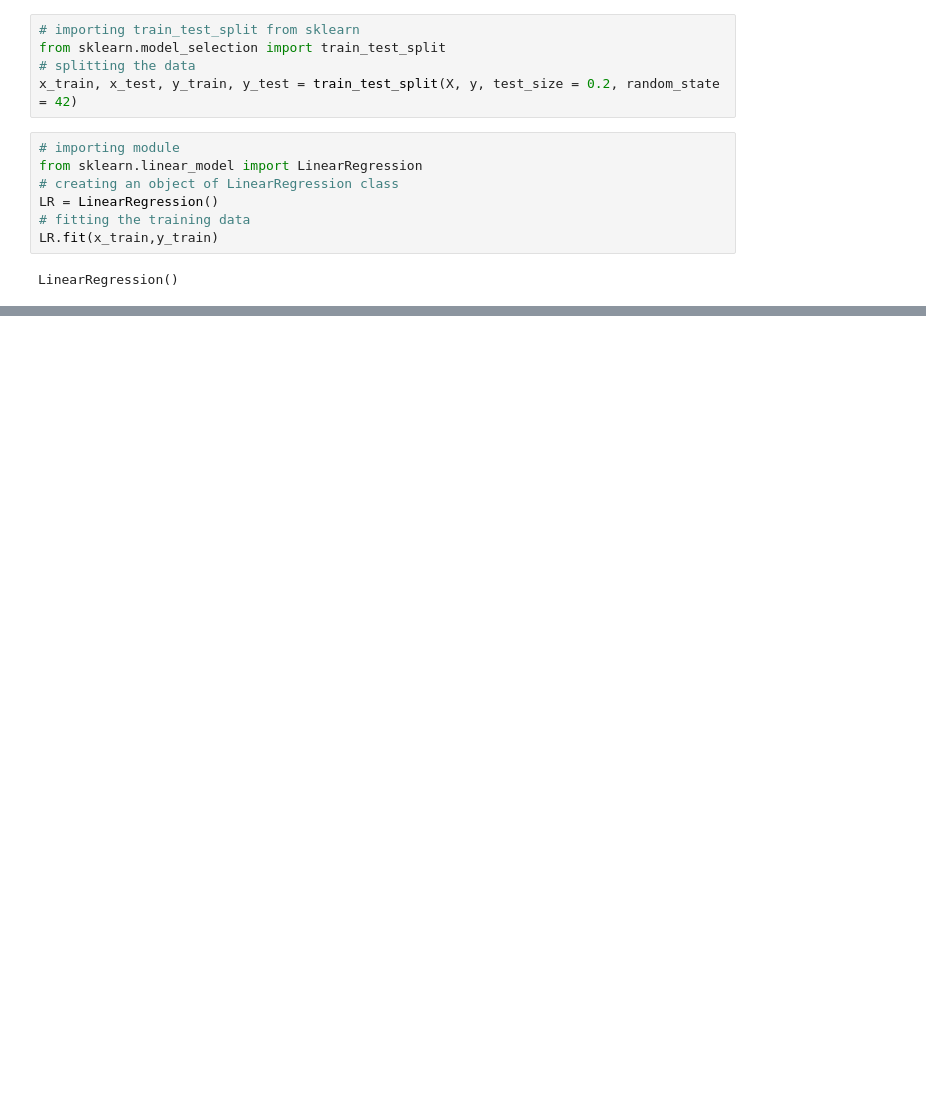
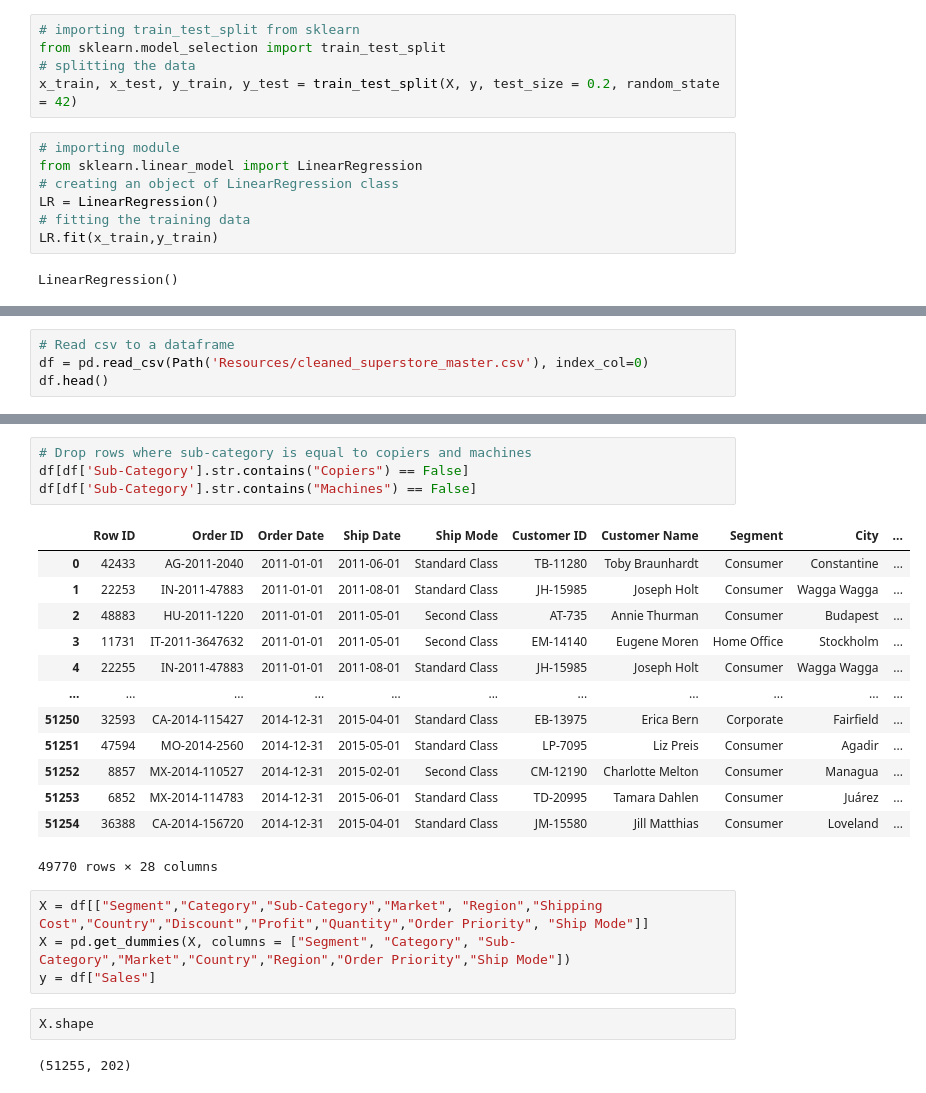
Before and after one commit to rubadhanaraj/Final_project, a Jupyter notebook: Multiple_Linear_regression.ipynb, the cells around one changed output, grey strips where cells are left out. Saved outputs shown, nothing was run; the diff lists cells and outputs as text; blank space fills up the shorter version.

```diff
--- a/Multiple_Linear_regression.ipynb
+++ b/Multiple_Linear_regression.ipynb
@@ -158,0 +229,4 @@ np.sqrt(mean_squared_error(y_test,y_prediction))
+# %%
+# Read csv to a dataframe
+df = pd.read_csv(Path('Resources/cleaned_superstore_master.csv'), index_col=0)
+df.head()
@@ -158,0 +241,26 @@ np.sqrt(mean_squared_error(y_test,y_prediction))
+# %%
+# Drop rows where sub-category is equal to copiers and machines
+df[df['Sub-Category'].str.contains("Copiers") == False]
+df[df['Sub-Category'].str.contains("Machines") == False]
+# %% [output]
+|  | Row ID | Order ID | Order Date | Ship Date | Ship Mode | Customer ID | Customer Name | Segment | City | ... |
+| 0 | 42433 | AG-2011-2040 | 2011-01-01 | 2011-06-01 | Standard Class | TB-11280 | Toby Braunhardt | Consumer | Constantine | ... |
+| 1 | 22253 | IN-2011-47883 | 2011-01-01 | 2011-08-01 | Standard Class | JH-15985 | Joseph Holt | Consumer | Wagga Wagga | ... |
+| 2 | 48883 | HU-2011-1220 | 2011-01-01 | 2011-05-01 | Second Class | AT-735 | Annie Thurman | Consumer | Budapest | ... |
+| 3 | 11731 | IT-2011-3647632 | 2011-01-01 | 2011-05-01 | Second Class | EM-14140 | Eugene Moren | Home Office | Stockholm | ... |
+| 4 | 22255 | IN-2011-47883 | 2011-01-01 | 2011-08-01 | Standard Class | JH-15985 | Joseph Holt | Consumer | Wagga Wagga | ... |
+| ... | ... | ... | ... | ... | ... | ... | ... | ... | ... | ... |
+| 51250 | 32593 | CA-2014-115427 | 2014-12-31 | 2015-04-01 | Standard Class | EB-13975 | Erica Bern | Corporate | Fairfield | ... |
+| 51251 | 47594 | MO-2014-2560 | 2014-12-31 | 2015-05-01 | Standard Class | LP-7095 | Liz Preis | Consumer | Agadir | ... |
+| 51252 | 8857 | MX-2014-110527 | 2014-12-31 | 2015-02-01 | Second Class | CM-12190 | Charlotte Melton | Consumer | Managua | ... |
+| 51253 | 6852 | MX-2014-114783 | 2014-12-31 | 2015-06-01 | Standard Class | TD-20995 | Tamara Dahlen | Consumer | Juárez | ... |
+| 51254 | 36388 | CA-2014-156720 | 2014-12-31 | 2015-04-01 | Standard Class | JM-15580 | Jill Matthias | Consumer | Loveland | ... |
+49770 rows × 28 columns
+# %%
+X = df[["Segment","Category","Sub-Category","Market", "Region","Shipping Cost","Country","Discount","Profit","Quantity","Order Priority", "Ship Mode"]]
+X = pd.get_dummies(X, columns = ["Segment", "Category", "Sub-Category","Market","Country","Region","Order Priority","Ship Mode"])
+y = df["Sales"]
+# %%
+X.shape
+# %% [output]
+(51255, 202)
```
Also changed, not shown: parts of 30 cells of this notebook.
